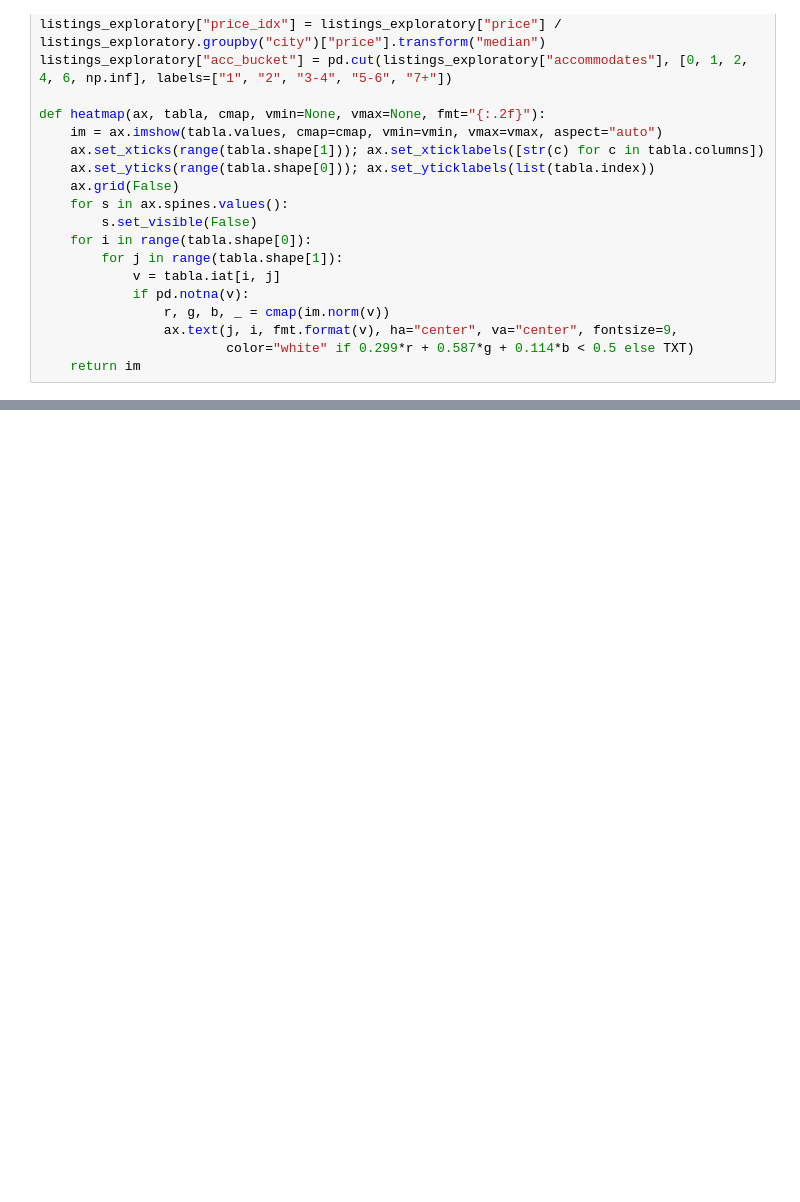
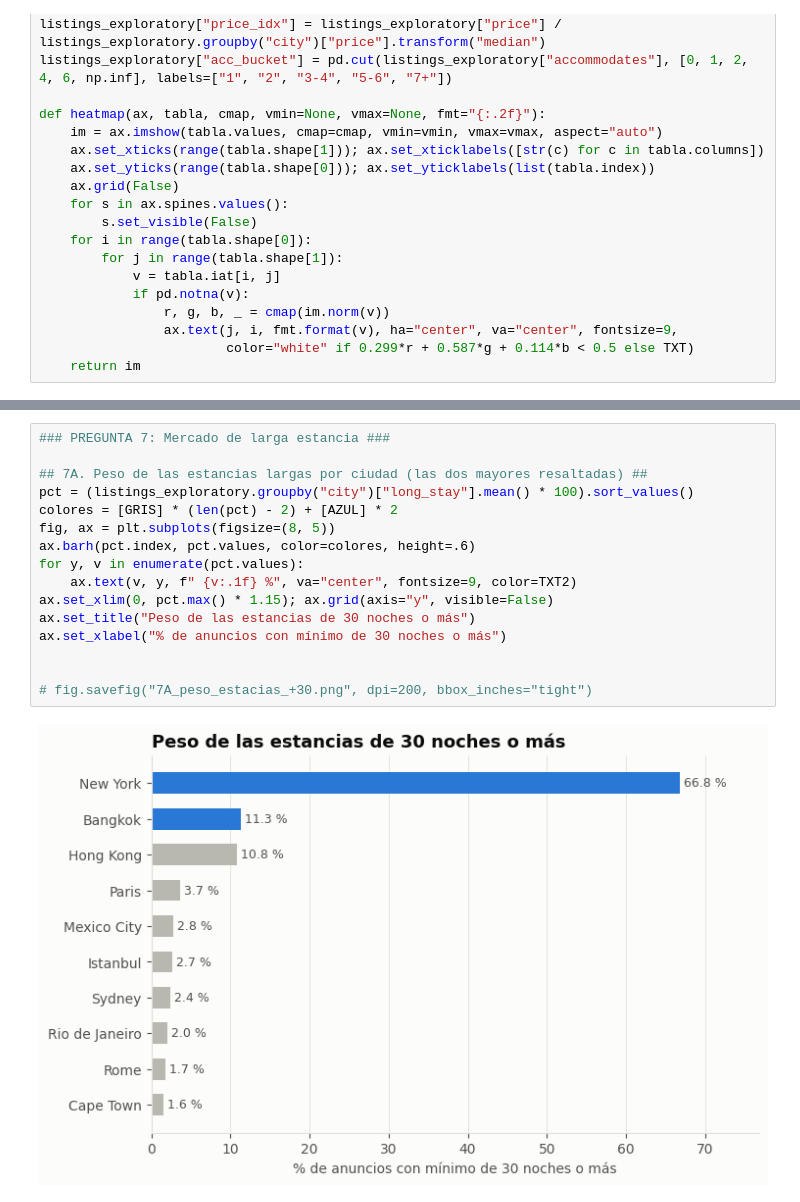
Before and after one commit to PabloArrHdez/Python, a Jupyter notebook: AirBnb/notebook.ipynb, the cells around one changed output, grey strips where cells are left out. Cells and saved outputs as stored; diff of their text form; blank space fills up the shorter version.

```diff
--- a/AirBnb/notebook.ipynb
+++ b/AirBnb/notebook.ipynb
@@ -564,0 +581,18 @@ fig.savefig("4_precio_huesped.png", dpi=200, bbox_inches="tight")
+# %%
+### PREGUNTA 7: Mercado de larga estancia ###
+
+## 7A. Peso de las estancias largas por ciudad (las dos mayores resaltadas) ##
+pct = (listings_exploratory.groupby("city")["long_stay"].mean() * 100).sort_values()
+colores = [GRIS] * (len(pct) - 2) + [AZUL] * 2
+fig, ax = plt.subplots(figsize=(8, 5))
+ax.barh(pct.index, pct.values, color=colores, height=.6)
+for y, v in enumerate(pct.values):
+    ax.text(v, y, f" {v:.1f} %", va="center", fontsize=9, color=TXT2)
+ax.set_xlim(0, pct.max() * 1.15); ax.grid(axis="y", visible=False)
+ax.set_title("Peso de las estancias de 30 noches o más")
+ax.set_xlabel("% de anuncios con mínimo de 30 noches o más")
+
+
+# fig.savefig("7A_peso_estacias_+30.png", dpi=200, bbox_inches="tight")
+# %% [output]
+[figure, added]
```
Also changed, not shown: parts of 13 cells of this notebook, 13 other files.
